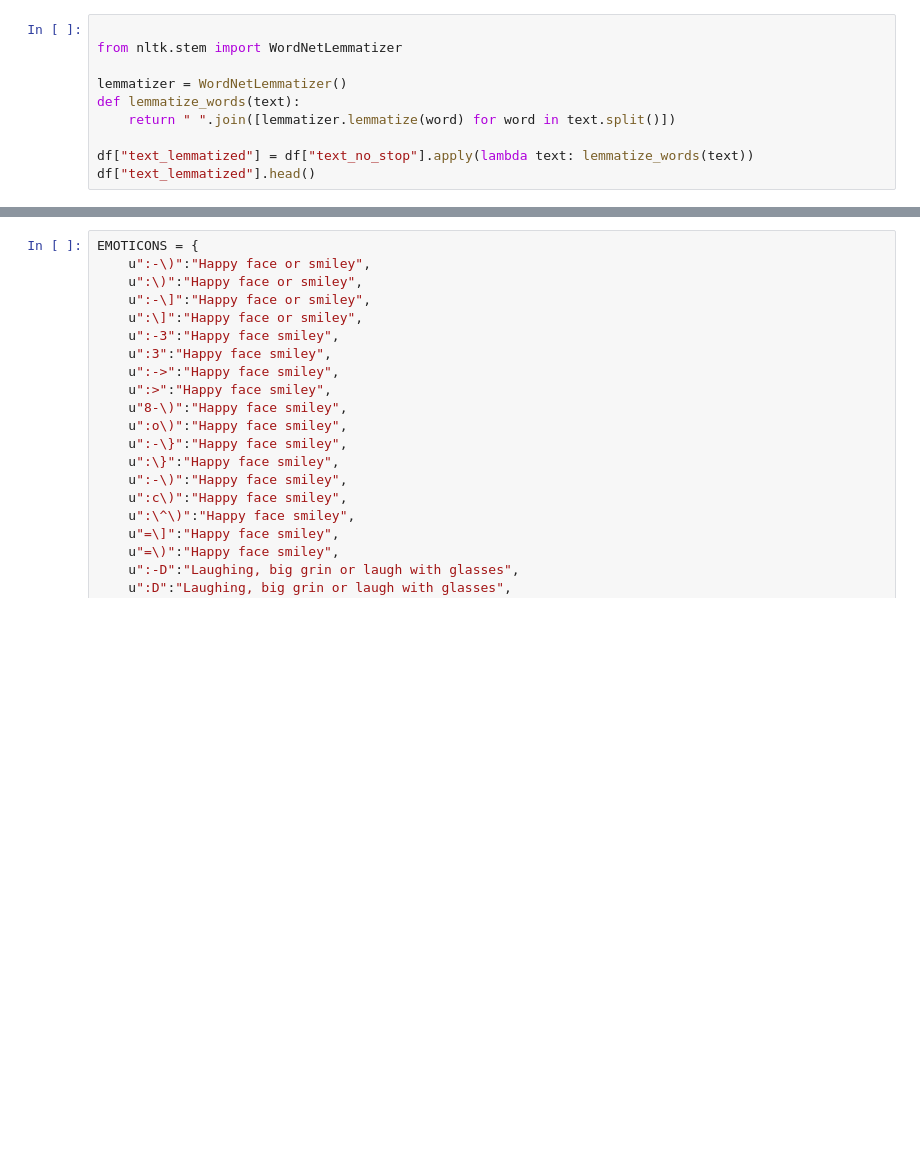
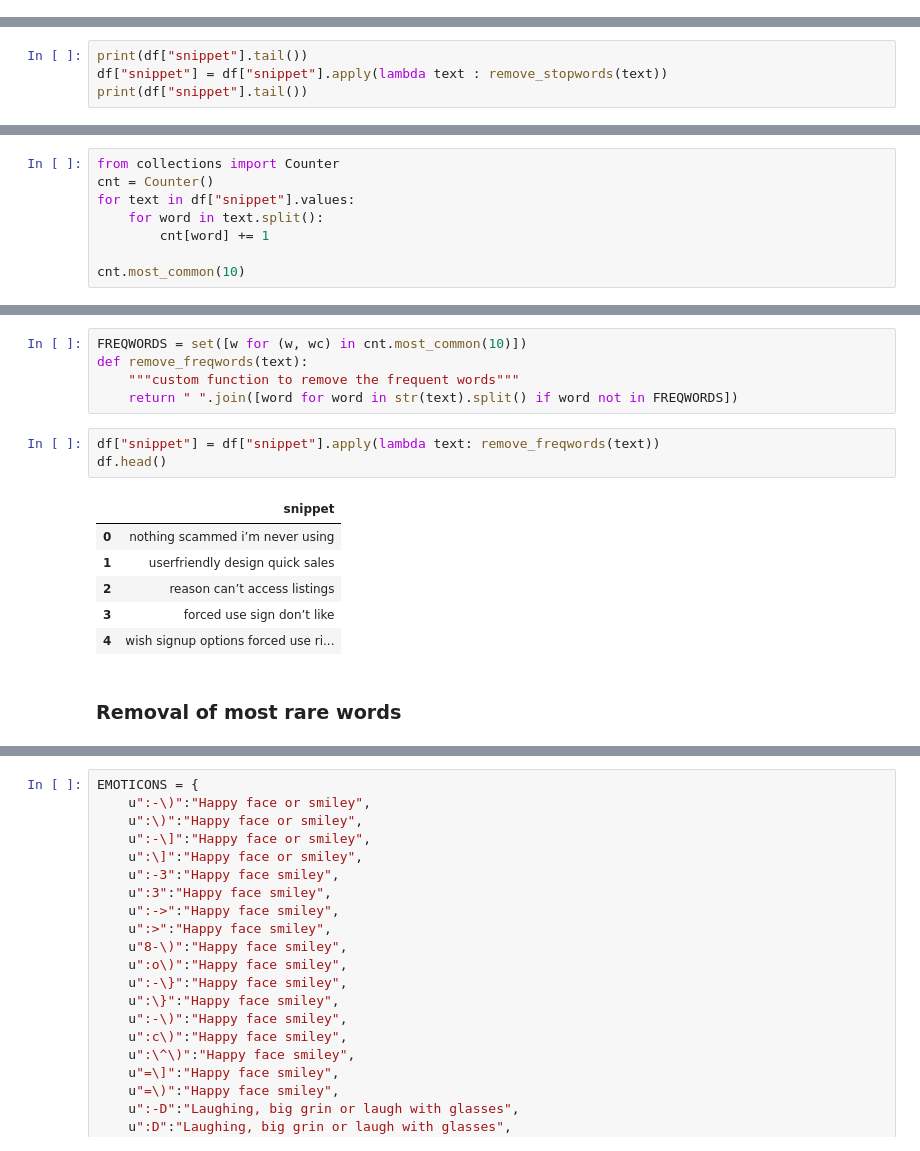
Before and after one commit to shamss778/Sentiment-Analysis-On-Dabchy-Reviews, a Jupyter notebook: preprocessing.ipynb, the cells around one changed output, grey strips where cells are left out. Saved outputs shown, nothing was run; the diff lists cells and outputs as text; blank space fills up the shorter version.

```diff
--- a/preprocessing.ipynb
+++ b/preprocessing.ipynb
@@ -85,10 +92,0 @@ print(word_counts.most_common(10))
-# %%
-
-from nltk.stem import WordNetLemmatizer
-
-lemmatizer = WordNetLemmatizer()
-def lemmatize_words(text):
-    return " ".join([lemmatizer.lemmatize(word) for word in text.split()])
-
-df["text_lemmatized"] = df["text_no_stop"].apply(lambda text: lemmatize_words(text))
-df["text_lemmatized"].head()
@@ -101,0 +93,4 @@ Name: text_lemmatized, dtype: object
+# %%
+print(df["snippet"].tail())
+df["snippet"] = df["snippet"].apply(lambda text : remove_stopwords(text))
+print(df["snippet"].tail())
@@ -101,0 +112,8 @@ Name: text_lemmatized, dtype: object
+# %%
+from collections import Counter
+cnt = Counter()
+for text in df["snippet"].values:
+    for word in text.split():
+        cnt[word] += 1
+
+cnt.most_common(10)
@@ -101,0 +131,17 @@ Name: text_lemmatized, dtype: object
+# %%
+FREQWORDS = set([w for (w, wc) in cnt.most_common(10)])
+def remove_freqwords(text):
+    """custom function to remove the frequent words"""
+    return " ".join([word for word in str(text).split() if word not in FREQWORDS])
+# %%
+df["snippet"] = df["snippet"].apply(lambda text: remove_freqwords(text))
+df.head()
+# %% [output]
+|  | snippet |
+| 0 | nothing scammed i’m never using |
+| 1 | userfriendly design quick sales |
+| 2 | reason can’t access listings |
+| 3 | forced use sign don’t like |
+| 4 | wish signup options forced use ri... |
+# %% [markdown]
+### Removal of most rare words
```
Also changed, not shown: parts of 34 cells of this notebook, 4 other files.
